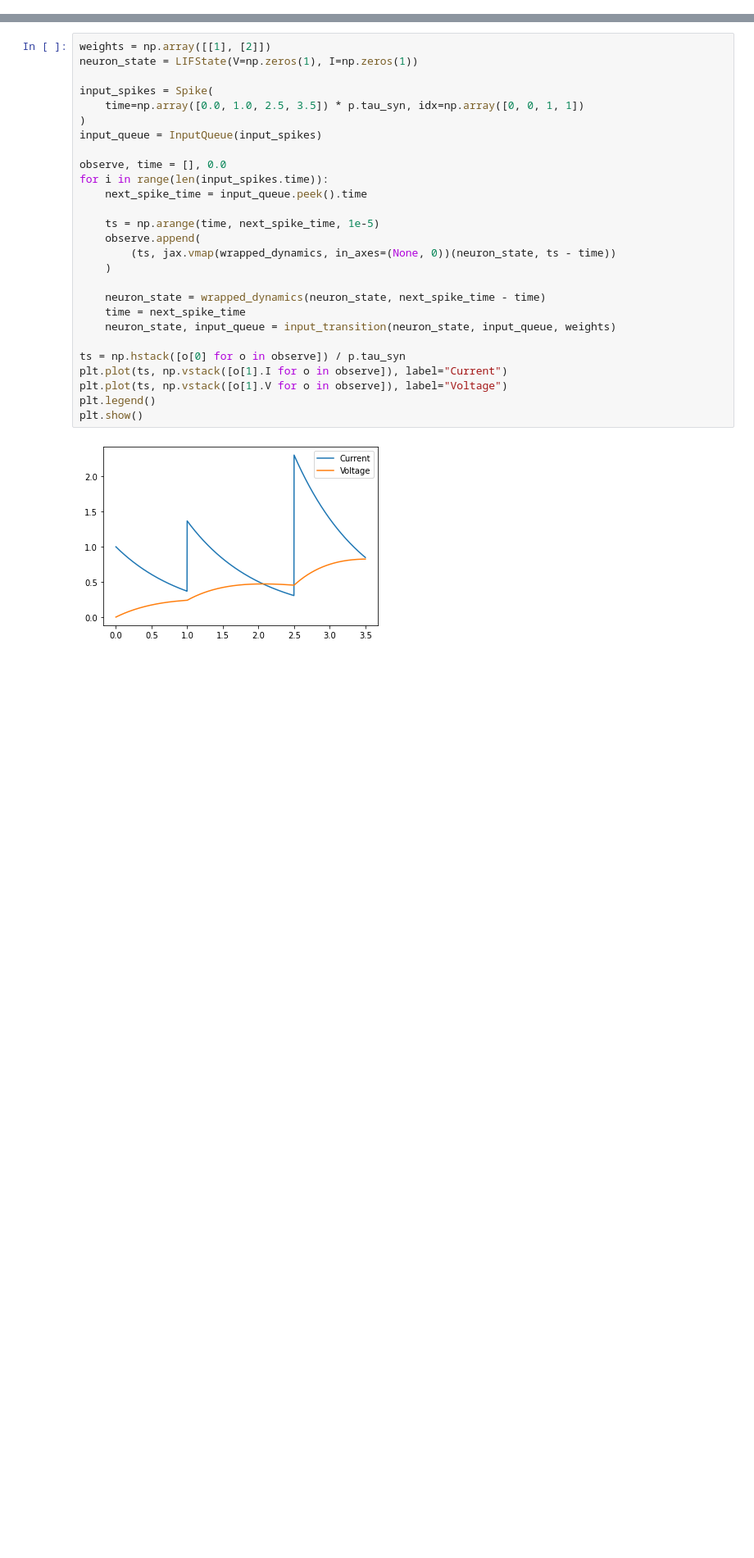
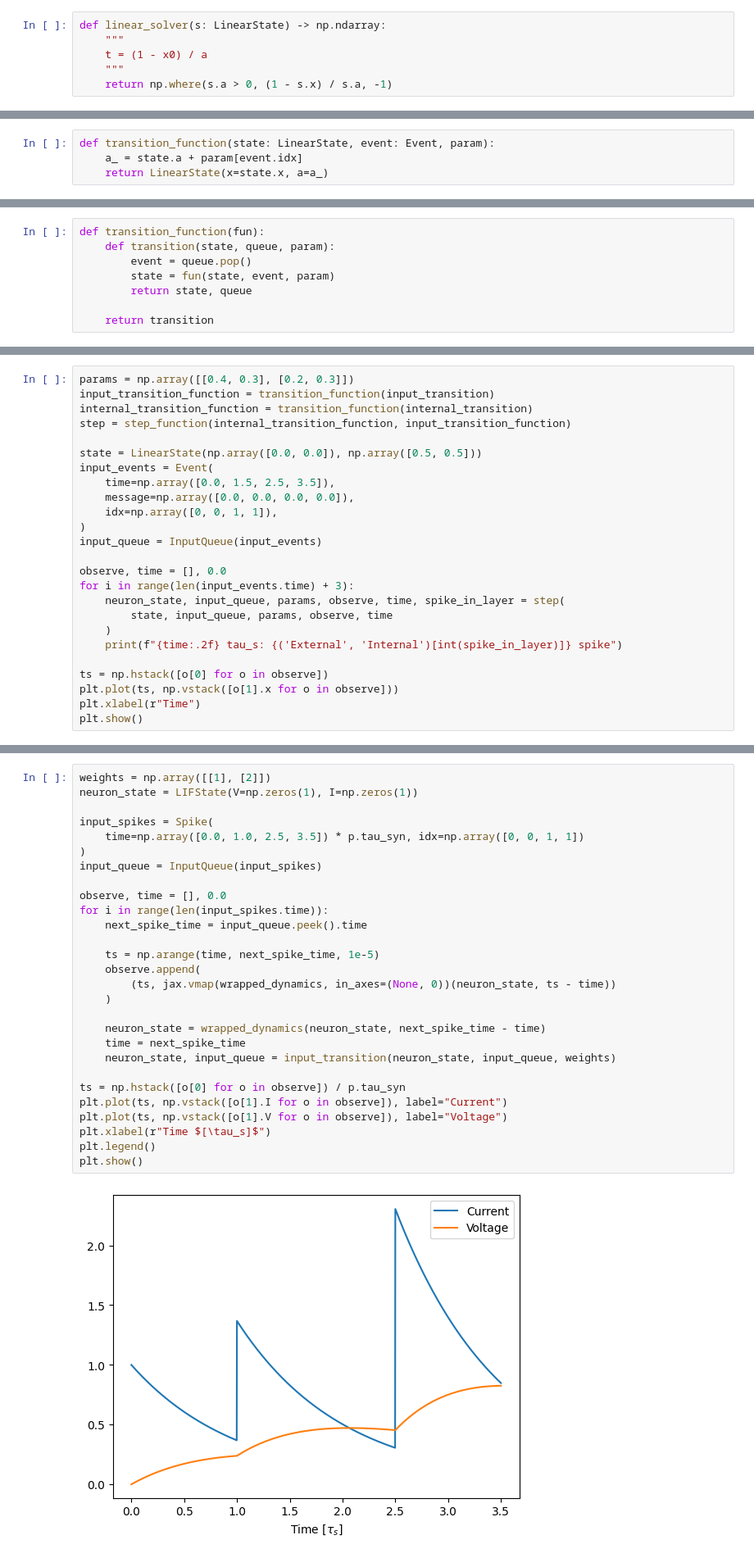
Before and after one commit to cpehle/njx, a Jupyter notebook: doc/notebooks/event_based_snn.ipynb, the cells around one changed output, grey strips where cells are left out. Shown at 82% size. Drawn from its saved outputs; the diff is of its cells as text; blank space fills up the shorter version.

Commit message:
doc: expand event based snn

```diff
--- a/doc/notebooks/event_based_snn.ipynb
+++ b/doc/notebooks/event_based_snn.ipynb
@@ -19,0 +51,6 @@ config.update("jax_debug_nans", True)
+# %%
+def linear_solver(s: LinearState) -> np.ndarray:
+    """
+    t = (1 - x0) / a
+    """
+    return np.where(s.a > 0, (1 - s.x) / s.a, -1)
@@ -19,0 +113,4 @@ config.update("jax_debug_nans", True)
+# %%
+def transition_function(state: LinearState, event: Event, param):
+    a_ = state.a + param[event.idx]
+    return LinearState(x=state.x, a=a_)
@@ -19,0 +166,8 @@ config.update("jax_debug_nans", True)
+# %%
+def transition_function(fun):
+    def transition(state, queue, param):
+        event = queue.pop()
+        state = fun(state, event, param)
+        return state, queue
+
+    return transition
@@ -19,0 +213,25 @@ config.update("jax_debug_nans", True)
+# %%
+params = np.array([[0.4, 0.3], [0.2, 0.3]])
+input_transition_function = transition_function(input_transition)
+internal_transition_function = transition_function(internal_transition)
+step = step_function(internal_transition_function, input_transition_function)
+
+state = LinearState(np.array([0.0, 0.0]), np.array([0.5, 0.5]))
+input_events = Event(
+    time=np.array([0.0, 1.5, 2.5, 3.5]),
+    message=np.array([0.0, 0.0, 0.0, 0.0]),
+    idx=np.array([0, 0, 1, 1]),
+)
+input_queue = InputQueue(input_events)
+
+observe, time = [], 0.0
+for i in range(len(input_events.time) + 3):
+    neuron_state, input_queue, params, observe, time, spike_in_layer = step(
+        state, input_queue, params, observe, time
+    )
+    print(f"{time:.2f} tau_s: {('External', 'Internal')[int(spike_in_layer)]} spike")
+
+ts = np.hstack([o[0] for o in observe])
+plt.plot(ts, np.vstack([o[1].x for o in observe]))
+plt.xlabel(r"Time")
+plt.show()
@@ -242,32 +479,33 @@ We can now step through the input spikes and observe the dynamics of one neuron.
 # %%
 weights = np.array([[1], [2]])
 neuron_state = LIFState(V=np.zeros(1), I=np.zeros(1))
 
 input_spikes = Spike(
     time=np.array([0.0, 1.0, 2.5, 3.5]) * p.tau_syn, idx=np.array([0, 0, 1, 1])
 )
 input_queue = InputQueue(input_spikes)
 
 observe, time = [], 0.0
 for i in range(len(input_spikes.time)):
     next_spike_time = input_queue.peek().time
 
     ts = np.arange(time, next_spike_time, 1e-5)
     observe.append(
         (ts, jax.vmap(wrapped_dynamics, in_axes=(None, 0))(neuron_state, ts - time))
     )
 
     neuron_state = wrapped_dynamics(neuron_state, next_spike_time - time)
     time = next_spike_time
     neuron_state, input_queue = input_transition(neuron_state, input_queue, weights)
 
 ts = np.hstack([o[0] for o in observe]) / p.tau_syn
 plt.plot(ts, np.vstack([o[1].I for o in observe]), label="Current")
 plt.plot(ts, np.vstack([o[1].V for o in observe]), label="Voltage")
+plt.xlabel(r"Time $[\tau_s]$")
 plt.legend()
 plt.show()
 # %% [output]
-[figure, old version]
+[figure, new version]
 # %% [markdown]
 ### Step Function
 
```
Also changed, not shown: parts of 28 cells of this notebook.
